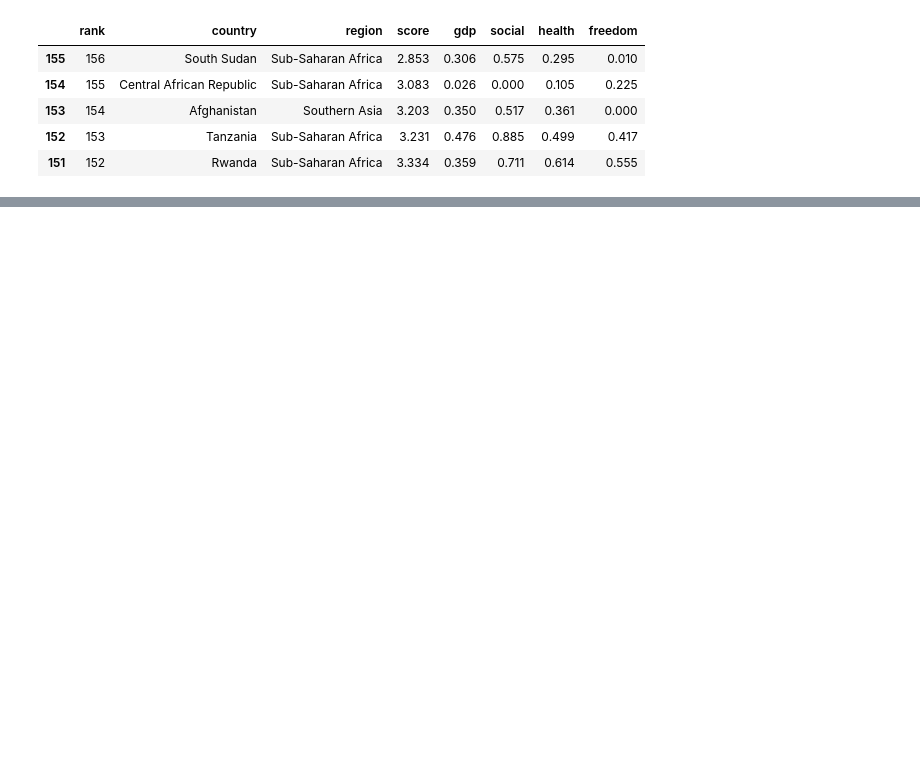
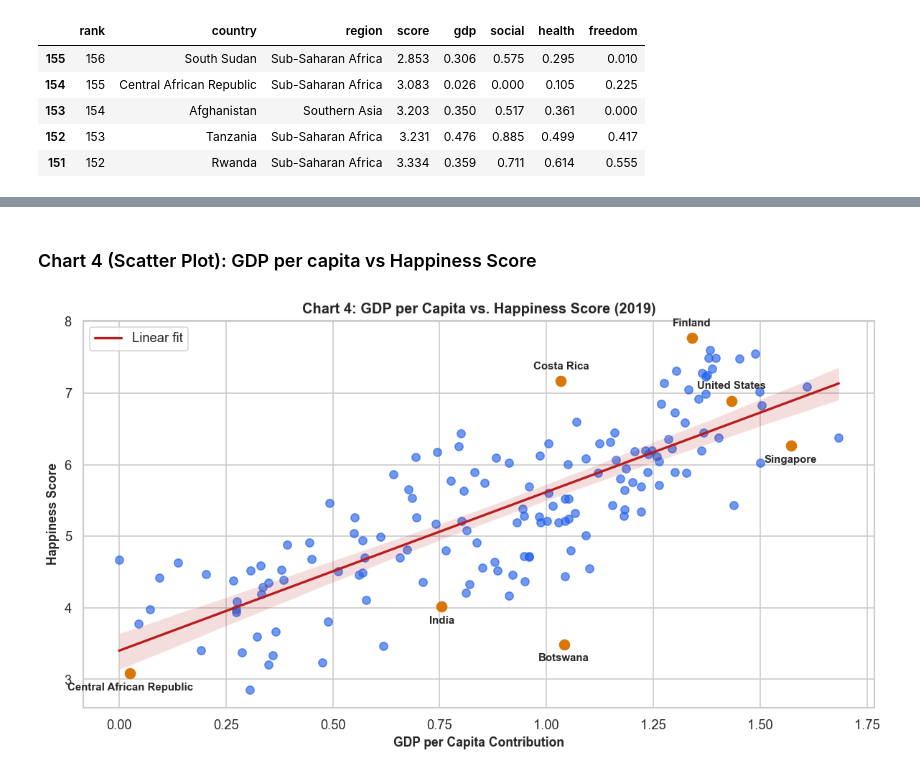
Before and after one commit to shiv123-coder/HappyEDA, a Jupyter notebook: World_Happiness_EDA.ipynb, the cells around one changed output, grey strips where cells are left out. Saved outputs shown, nothing was run; the diff lists cells and outputs as text; code cells hidden in the pictures; blank space fills up the shorter version.

```diff
--- a/World_Happiness_EDA.ipynb
+++ b/World_Happiness_EDA.ipynb
@@ -538,0 +441,26 @@ plt.show()
+# %% [markdown]
+### Chart 4 (Scatter Plot): GDP per capita vs Happiness Score
+# %%
+plt.figure(figsize=(10, 5.5))
+sns.regplot(data=df_2019, x="gdp", y="score",
+            scatter_kws={"alpha": 0.65, "color": "#2563eb", "s": 45},
+            line_kws={"color": "#b91c1c", "linewidth": 2, "label": "Linear fit"})
+
+annotated = ["Finland", "Costa Rica", "Singapore", "Botswana", "India", "United States", "Central African Republic"]
+for country in annotated:
+    match = df_2019[df_2019["country"] == country]
+    if not match.empty:
+        x_val = match["gdp"].values[0]
+        y_val = match["score"].values[0]
+        plt.scatter(x_val, y_val, color="#d97706", s=70, zorder=5)
+        offset = 10 if country in ["Costa Rica", "Finland", "United States"] else -14
+        plt.annotate(country, (x_val, y_val), textcoords="offset points", xytext=(0, offset),
+                     ha="center", fontsize=9, fontweight="bold")
+
+plt.title("Chart 4: GDP per Capita vs. Happiness Score (2019)")
+plt.xlabel("GDP per Capita Contribution")
+plt.ylabel("Happiness Score")
+plt.legend(loc="upper left")
+plt.show()
+# %% [output]
+[figure, added]
```
Also changed, not shown: parts of 81 cells of this notebook, 2 other files.
